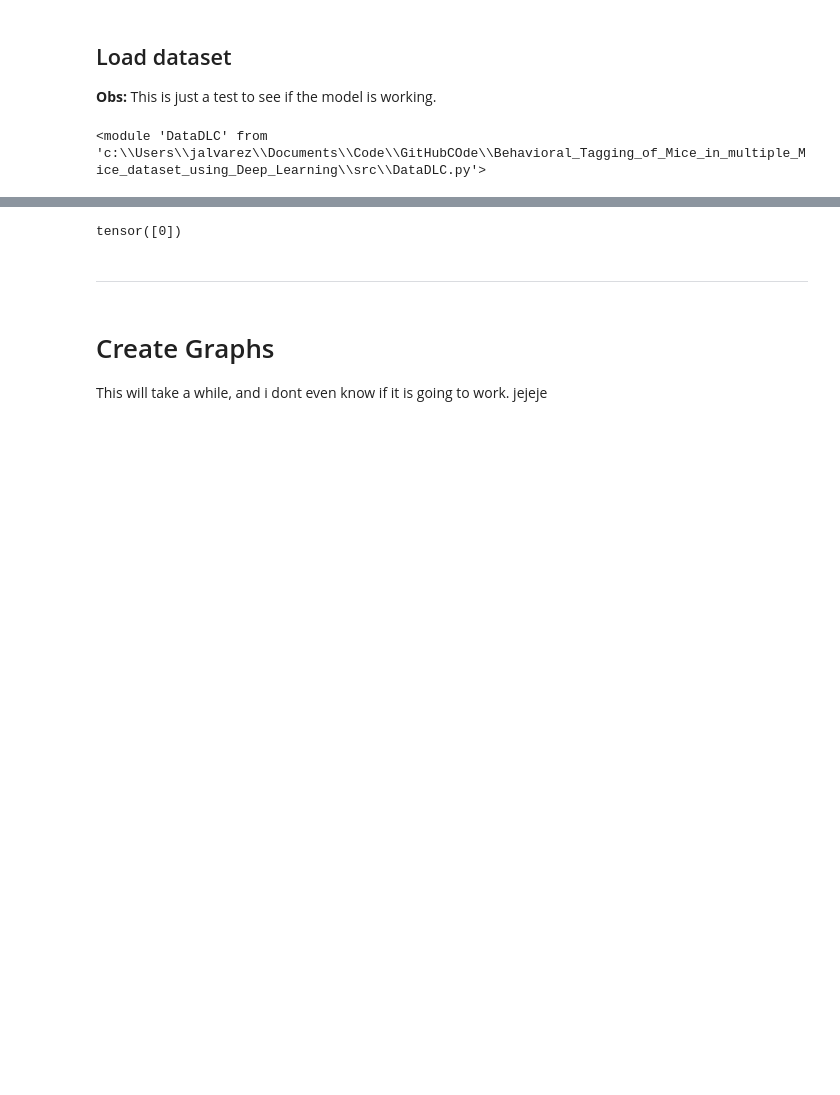
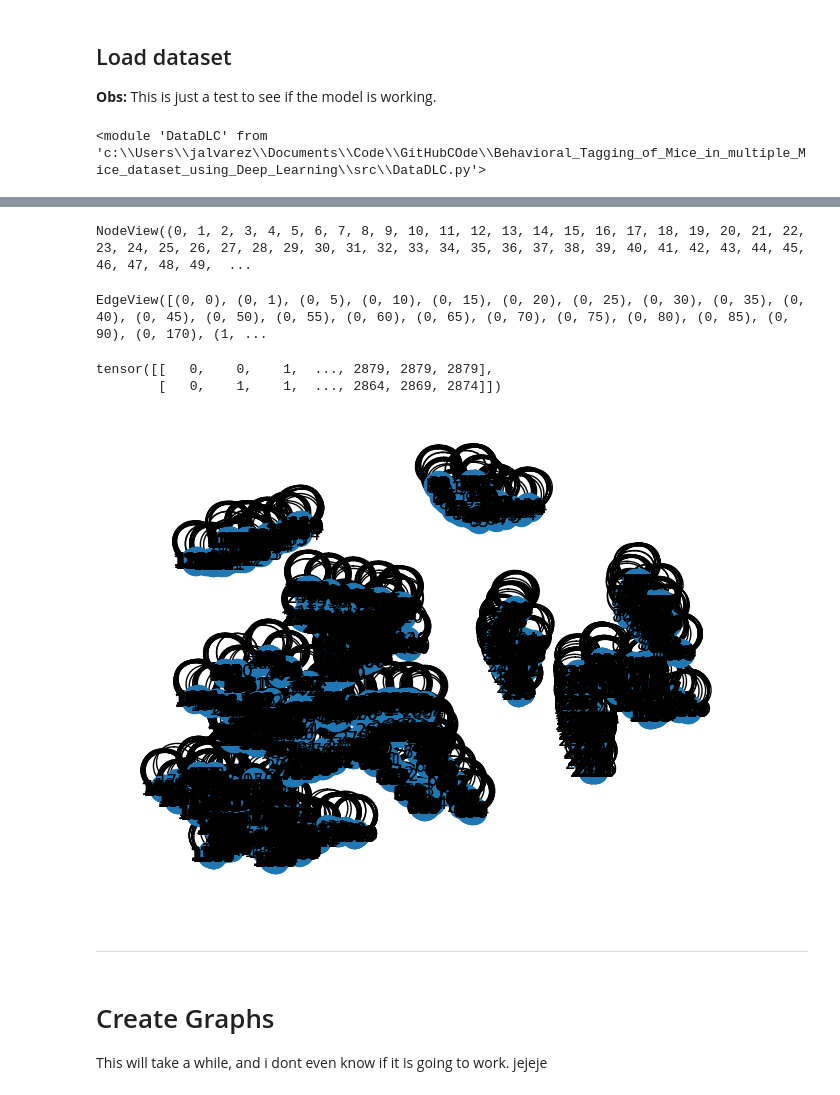
Before and after one commit to JulianAlvarezdeGiorgi/Behavioral_Tagging_of_Mice_in_multiple_Mice_setup_using_Deep_Learning, a Jupyter notebook: src/train_oficina_2.ipynb, the cells around one changed output, grey strips where cells are left out. Drawn from its saved outputs; the diff is of its cells as text; code cells hidden in the pictures; blank space fills up the shorter version.

```diff
--- a/src/train_oficina_2.ipynb
+++ b/src/train_oficina_2.ipynb
@@ -70,0 +101,9 @@ DLoader.batch_size
+# %%
+# Split train and test
+train_size = int(0.8 * len(dataset))
+
+train_dataset = dataset[:train_size]
+test_dataset = dataset[train_size:]
+
+print('The train dataset has %d samples' % len(train_dataset))
+print('The test dataset has %d samples' % len(test_dataset))
@@ -71,11 +115,40 @@ DLoader.batch_size
+# %%
+batch_size = 32
+
+# Create the dataloaders for train, validation and test
+train_loader = DataLoader(train_dataset, batch_size=batch_size, shuffle=True)
+test_loader = DataLoader(test_dataset, batch_size=batch_size, shuffle=False)
 # %%
-for data in DLoader:
+for data in train_loader:
     a = data
     break
+# %%
+# Plot first batch
+import networkx as nx
+import matplotlib.pyplot as plt
+
+G = nx.Graph()
+G.add_nodes_from(range(a.num_nodes))
+G.add_edges_from(a.edge_index.T.tolist())
+G.nodes
+#nx.draw(G, with_labels=True)
+# %% [output]
+NodeView((0, 1, 2, 3, 4, 5, 6, 7, 8, 9, 10, 11, 12, 13, 14, 15, 16, 17, 18, 19, 20, 21, 22, 23, 24, 25, 26, 27, 28, 29, 30, 31, 32, 33, 34, 35, 36, 37, 38, 39, 40, 41, 42, 43, 44, 45, 46, 47, 48, 49,  ...
+# %%
+G.edges
+# %% [output]
+EdgeView([(0, 0), (0, 1), (0, 5), (0, 10), (0, 15), (0, 20), (0, 25), (0, 30), (0, 35), (0, 40), (0, 45), (0, 50), (0, 55), (0, 60), (0, 65), (0, 70), (0, 75), (0, 80), (0, 85), (0, 90), (0, 170), (1, ...
 # %%
-a.behaviour
+a.edge_index
 # %% [output]
-tensor([0])
+tensor([[   0,    0,    1,  ..., 2879, 2879, 2879],
+        [   0,    1,    1,  ..., 2864, 2869, 2874]])
+# %%
+# Plot first batch
+
+nx.draw(G, with_labels=True)
+# %% [output]
+[figure, added]
 # %% [markdown]
 ---
 # %% [markdown]
```
Also changed, not shown: parts of 49 cells of this notebook, 8 other files.
